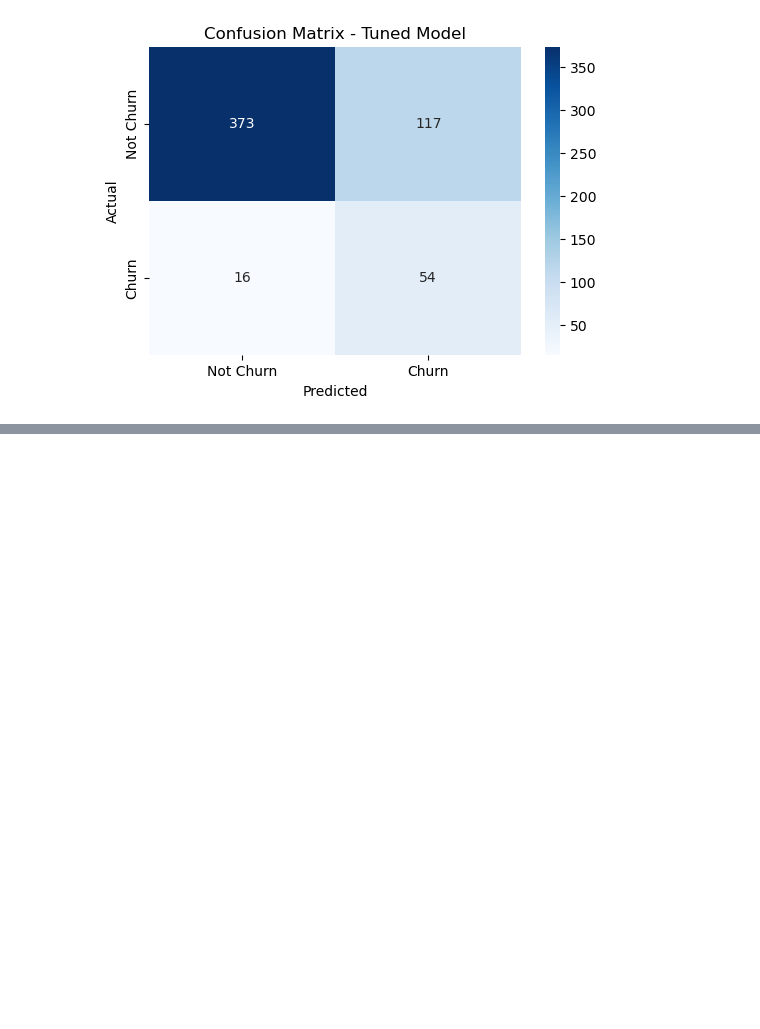
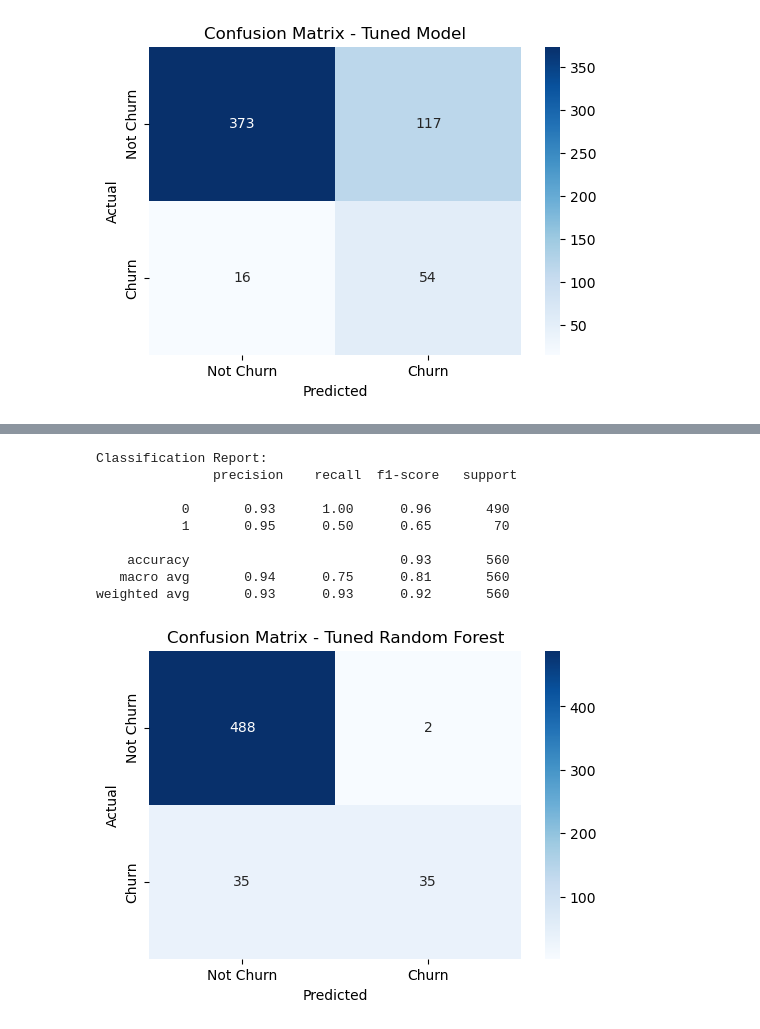
Before and after one commit to Thazes/Phase3Project, a Jupyter notebook: Phase3.ipynb, the cells around one changed output, grey strips where cells are left out. Drawn from its saved outputs; the diff is of its cells as text; code cells hidden in the pictures; blank space fills up the shorter version.

```diff
--- a/Phase3.ipynb
+++ b/Phase3.ipynb
@@ -698,0 +748,48 @@ weighted avg       0.88      0.76      0.80       560
+# %%
+
+param_grid = {
+    'n_estimators': [100, 200, 300],
+    'max_depth': [None, 10, 20],
+    'min_samples_split': [2, 5, 10],
+    'class_weight': [{0: 1, 1: 2}, {0: 1, 1: 3}]
+}
+
+grid_search = GridSearchCV(RandomForestClassifier(random_state=42), param_grid, cv=5, scoring='recall')
+grid_search.fit(X_train, Y_train)
+
+
+# Train the optimized Random Forest model
+best_rf_model = RandomForestClassifier(
+    n_estimators=100,
+    max_depth=None,
+    min_samples_split=10,
+    class_weight={0: 1, 1: 3},
+    random_state=42
+)
+
+best_rf_model.fit(X_train, Y_train)
+Y_pred_tuned = best_rf_model.predict(X_test)
+
+print("Classification Report:\n", classification_report(Y_test, Y_pred_tuned))
+
+# Compute confusion matrix
+cm = confusion_matrix(Y_test, Y_pred_tuned)
+
+# Plot the confusion matrix
+plt.figure(figsize=(6,4))
+sns.heatmap(cm, annot=True, fmt='d', cmap='Blues', xticklabels=['Not Churn', 'Churn'], yticklabels=['Not Churn', 'Churn'])
+plt.xlabel('Predicted')
+plt.ylabel('Actual')
+plt.title('Confusion Matrix - Tuned Random Forest')
+plt.show()
+# %% [output]
+Classification Report:
+               precision    recall  f1-score   support
+
+           0       0.93      1.00      0.96       490
+           1       0.95      0.50      0.65        70
+
+    accuracy                           0.93       560
+   macro avg       0.94      0.75      0.81       560
+weighted avg       0.93      0.93      0.92       560
+[figure, added]
```
Also changed, not shown: parts of 4 cells of this notebook.
